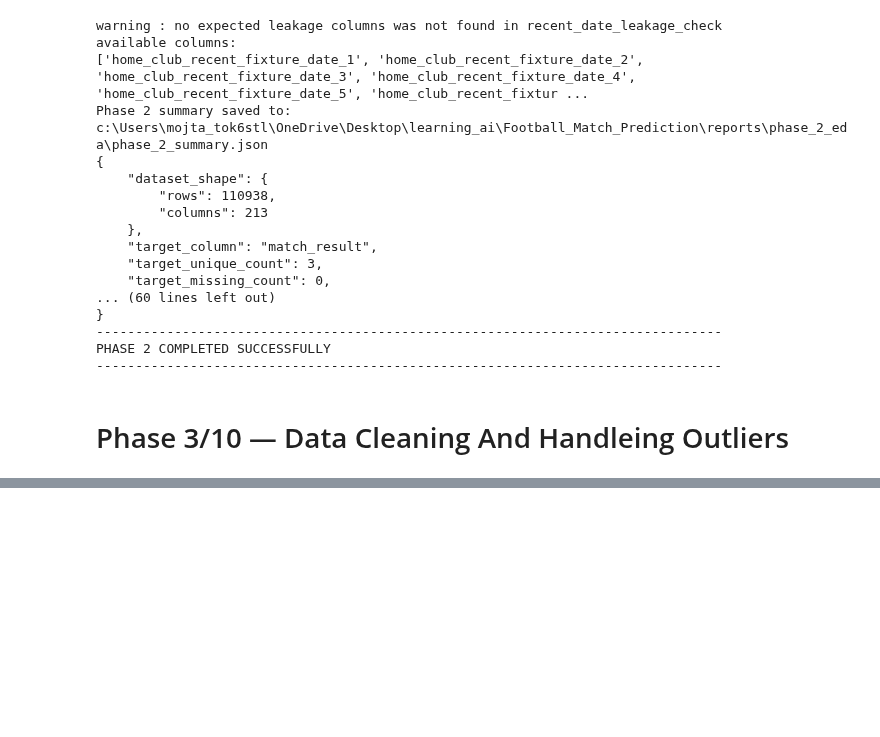
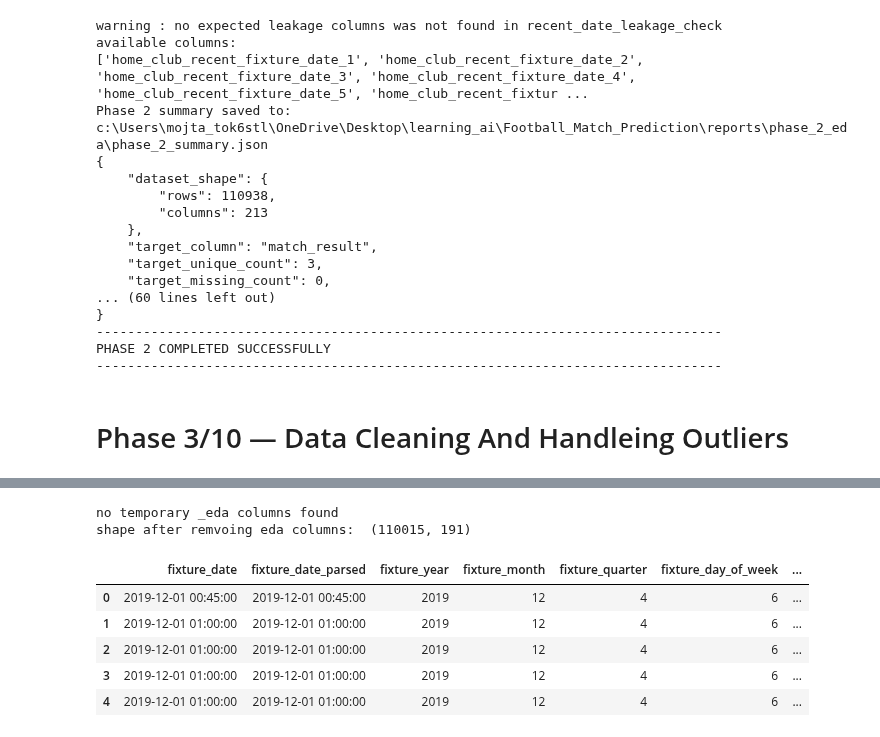
Before and after one commit to Aihan-2005/AiWithPython, a Jupyter notebook: Football_Match_Prediction/main.ipynb, the cells around one changed output, grey strips where cells are left out. Saved outputs shown, nothing was run; the diff lists cells and outputs as text; code cells hidden in the pictures; blank space fills up the shorter version.

```diff
--- a/Football_Match_Prediction/main.ipynb
+++ b/Football_Match_Prediction/main.ipynb
@@ -5049,0 +5433,79 @@ print("Flagged rows shape:", flagged_df.shape)
+# %%
+
+eda_cols = [col for col in feature_df.columns if col.endswith('_eda')]
+
+
+if eda_cols:
+    print(f'removing {len(eda_cols)} temporary eda columns')
+
+    feature_df = feature_df.drop(columns=eda_cols)
+else:
+    print('no temporary _eda columns found')
+
+print('shape after remvoing eda columns: ', feature_df.shape)
+# %% [output]
+no temporary _eda columns found
+shape after remvoing eda columns:  (110015, 191)
+# %%
+
+
+feature_report_rows =[]
+numeric_features = []
+categorical_features = []
+
+metadata_columns = []
+
+if 'fixture_date' not in feature_df.columns:
+    raise ValueError('fixture_date is required for Feature engineering')
+
+
+feature_df['fixture_date_parsed'] = pd.to_datetime(
+    feature_df['fixture_date'],
+    errors='coerce'
+)
+
+metadata_columns += ['fixture_date_parsed']
+
+feature_df['fixture_year'] = feature_df['fixture_date_parsed'].dt.year
+feature_df['fixture_month'] = feature_df['fixture_date_parsed'].dt.month
+feature_df['fixture_quarter'] = feature_df['fixture_date_parsed'].dt.quarter
+feature_df['fixture_day_of_week'] = feature_df['fixture_date_parsed'].dt.dayofweek
+feature_df['fixture_is_weekend'] = feature_df['fixture_day_of_week'].isin([5,6]).astype('Int64')
+
+
+feature_df['fixture_season_year'] = np.where(
+    feature_df['fixture_month']>= 7,
+    feature_df['fixture_year'],
+    feature_df['fixture_year']-1
+)
+
+
+date_features = [
+    'fixture_year',
+    'fixture_month',
+    'fixture_quarter',
+    'fixture_day_of_week',
+    'fixture_is_weekend',
+    'fixture_season_year'
+]
+
+numeric_features += date_features
+
+for col in date_features:
+    add_feature_report(
+        report_rows=feature_report_rows,
+        feature_name = col,
+        feature_group= 'date_time',
+        source_columns= ['fixture_date'],
+        description= 'time-based feature extracted from fixture_date',
+        dataframe=feature_df
+    )
+
+display(feature_df[['fixture_date','fixture_date_parsed'] + date_features].head())
+# %% [output]
+|  | fixture_date | fixture_date_parsed | fixture_year | fixture_month | fixture_quarter | fixture_day_of_week | ... |
+| 0 | 2019-12-01 00:45:00 | 2019-12-01 00:45:00 | 2019 | 12 | 4 | 6 | ... |
+| 1 | 2019-12-01 01:00:00 | 2019-12-01 01:00:00 | 2019 | 12 | 4 | 6 | ... |
+| 2 | 2019-12-01 01:00:00 | 2019-12-01 01:00:00 | 2019 | 12 | 4 | 6 | ... |
+| 3 | 2019-12-01 01:00:00 | 2019-12-01 01:00:00 | 2019 | 12 | 4 | 6 | ... |
+| 4 | 2019-12-01 01:00:00 | 2019-12-01 01:00:00 | 2019 | 12 | 4 | 6 | ... |
```
Also changed, not shown: parts of 25 cells of this notebook, 1 other file.
